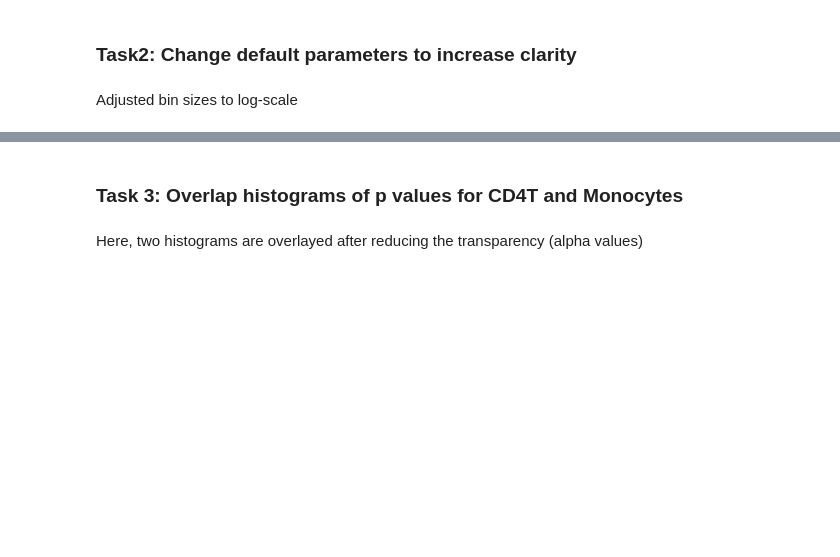
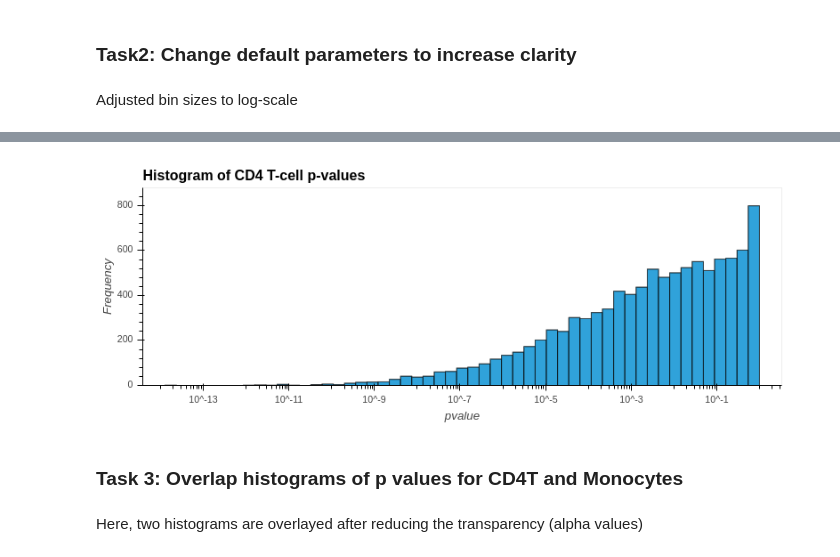
Before and after one commit to megjones/2020IMED7290, a Jupyter notebook: student_submissions/lewis/dataviz tutorial histogram - lewis.ipynb, the cells around one changed output, grey strips where cells are left out. Drawn from its saved outputs; the diff is of its cells as text; code cells hidden in the pictures; blank space fills up the shorter version.

Commit message:
saved plots to file

```diff
--- a/student_submissions/lewis/dataviz tutorial histogram - lewis.ipynb
+++ b/student_submissions/lewis/dataviz tutorial histogram - lewis.ipynb
@@ -75,3 +77,14 @@ hv.extension('bokeh', 'matplotlib') # render engine
+# %%
+from IPython.display import Image
+path_to_saved = Path('docs','figs')
+fig2_path  = Path(path_to_saved, 'fig2.png')
+fig3_path  = Path(path_to_saved, 'fig3.png')
+fig4a_path = Path(path_to_saved, 'fig4a.png')
+fig4b_path = Path(path_to_saved, 'fig4b.png')
+fig4c_path = Path(path_to_saved, 'fig4c.png')
+fig5_path  = Path(path_to_saved, 'fig5.png')
+
+load_saved = True
 # %% [markdown]
 ### Task1: Make a histogram of p values for CD4T cells
 # %%
@@ -119,6 +132,11 @@ print('fig2'); fig2
 # %% [output]
 fig2
 [interactive output not drawn]
+# %%
+if load_saved:
+    display(Image(fig2_path))
+# %% [output]
+[figure, added]
 # %% [markdown]
 ### Task 3: Overlap histograms of p values for CD4T and Monocytes
 # %%
```
Also changed, not shown: parts of 7 cells of this notebook, 6 other files.
